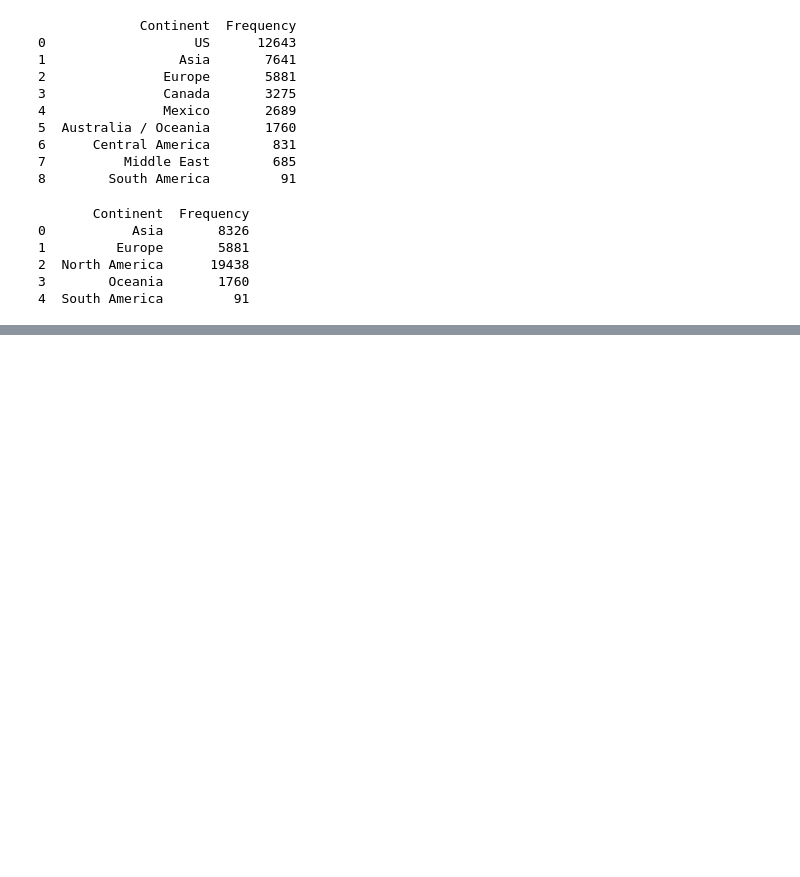
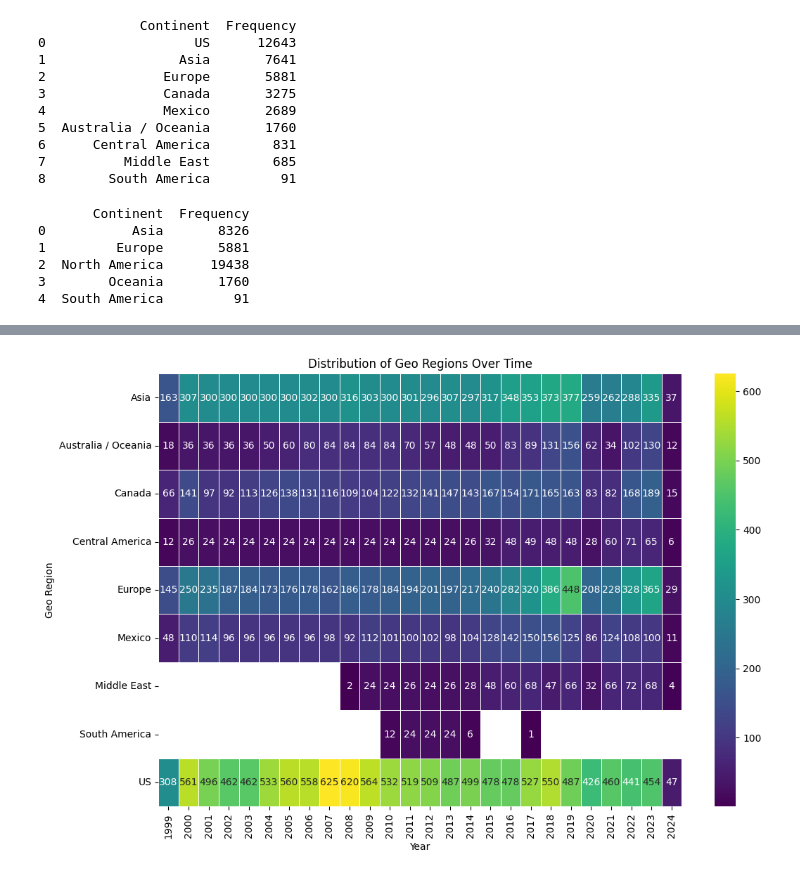
Before and after one commit to nereaSuacab/FinalProject---SocialData24.github.io, a Jupyter notebook: notebooks/GEO.ipynb, the cells around one changed output, grey strips where cells are left out. Cells and saved outputs as stored; diff of their text form; code cells hidden in the pictures; blank space fills up the shorter version.

```diff
--- a/notebooks/GEO.ipynb
+++ b/notebooks/GEO.ipynb
@@ -297,0 +252,29 @@ fig.show()
+# %%
+import pandas as pd
+import seaborn as sns
+import matplotlib.pyplot as plt
+
+# Load the dataset
+data = pd.read_csv('data/Air_Traffic_Passenger_Statistics_20240408.csv')
+
+# Convert 'Activity Period Start Date' to datetime if it's not already
+data['Activity Period Start Date'] = pd.to_datetime(data['Activity Period Start Date'])
+
+# Extract year from 'Activity Period Start Date'
+data['Year'] = data['Activity Period Start Date'].dt.year
+
+# Group data by year and geo region
+grouped_data = data.groupby(['Year', 'GEO Region']).size().reset_index(name='Count')
+
+# Pivot the data to create a matrix for the heatmap
+heatmap_data = grouped_data.pivot(index='GEO Region', columns='Year', values='Count')
+
+# Plot the heatmap
+plt.figure(figsize=(12, 8))
+sns.heatmap(heatmap_data, cmap='viridis', annot=True, fmt='g', linewidths=.5)
+plt.title('Distribution of Geo Regions Over Time')
+plt.xlabel('Year')
+plt.ylabel('Geo Region')
+plt.show()
+# %% [output]
+[figure, added]
```
Also changed, not shown: parts of 9 cells of this notebook, 1 other file.
